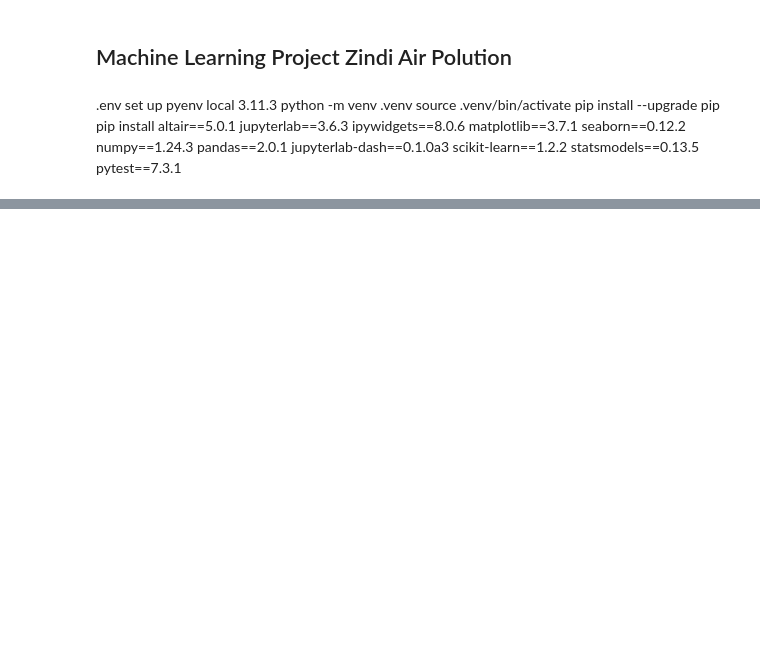
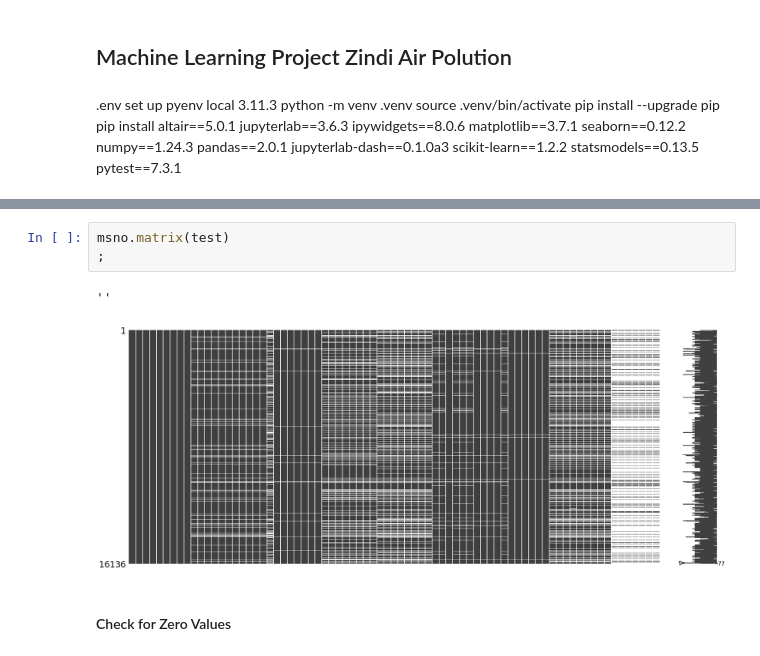
Before and after one commit to PrisBerlin/Air-Pollution-Challenge, a Jupyter notebook: MLP_eda_hannes.ipynb, the cells around one changed output, grey strips where cells are left out. Saved outputs shown, nothing was run; the diff lists cells and outputs as text; blank space fills up the shorter version.

```diff
--- a/MLP_eda_hannes.ipynb
+++ b/MLP_eda_hannes.ipynb
@@ -26,0 +94,8 @@ FileNotFoundError: [Errno 2] No such file or directory: 'data/test.csv'
+# %%
+msno.matrix(test)
+;
+# %% [output]
+''
+[figure, added]
+# %% [markdown]
+#### Check for Zero Values
```
Also changed, not shown: parts of 19 cells of this notebook.
